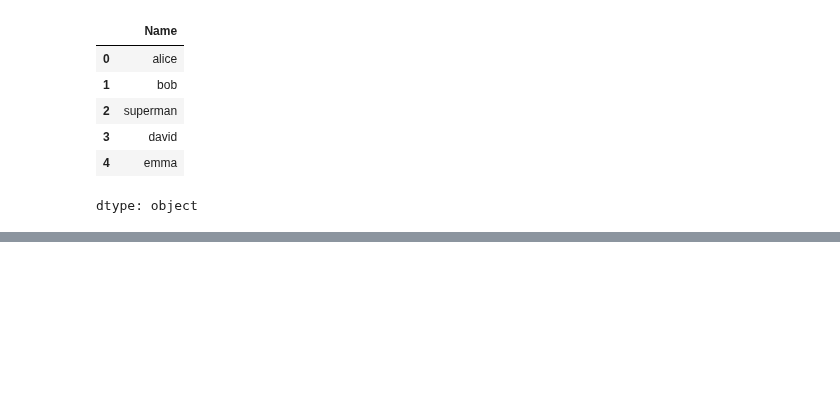
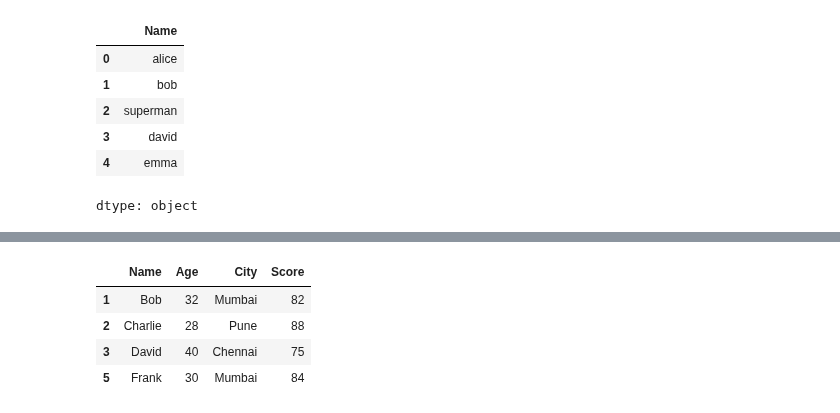
Before and after one commit to sh1vam31/Complete_DataScience, a Jupyter notebook: Pandas.ipynb, the cells around one changed output, grey strips where cells are left out. Saved outputs shown, nothing was run; the diff lists cells and outputs as text; code cells hidden in the pictures; blank space fills up the shorter version.

```diff
--- a/Pandas.ipynb
+++ b/Pandas.ipynb
@@ -713,0 +721,16 @@ dtype: object
+# %%
+data = {
+    "Name": ["Alice", "Bob", "Charlie", "David", "Emma", "Frank"],
+    "Age": [24, 32, 28, 40, 22, 30],
+    "City": ["Delhi", "Mumbai", "Pune", "Chennai", "Delhi", "Mumbai"],
+    "Score": [90, 82, 88, 75, 95, 84]
+}
+
+df = pd.DataFrame(data)
+df[df["Age"] > 25]
+# %% [output]
+|  | Name | Age | City | Score |
+| 1 | Bob | 32 | Mumbai | 82 |
+| 2 | Charlie | 28 | Pune | 88 |
+| 3 | David | 40 | Chennai | 75 |
+| 5 | Frank | 30 | Mumbai | 84 |
```
Also changed, not shown: parts of 4 cells of this notebook.
